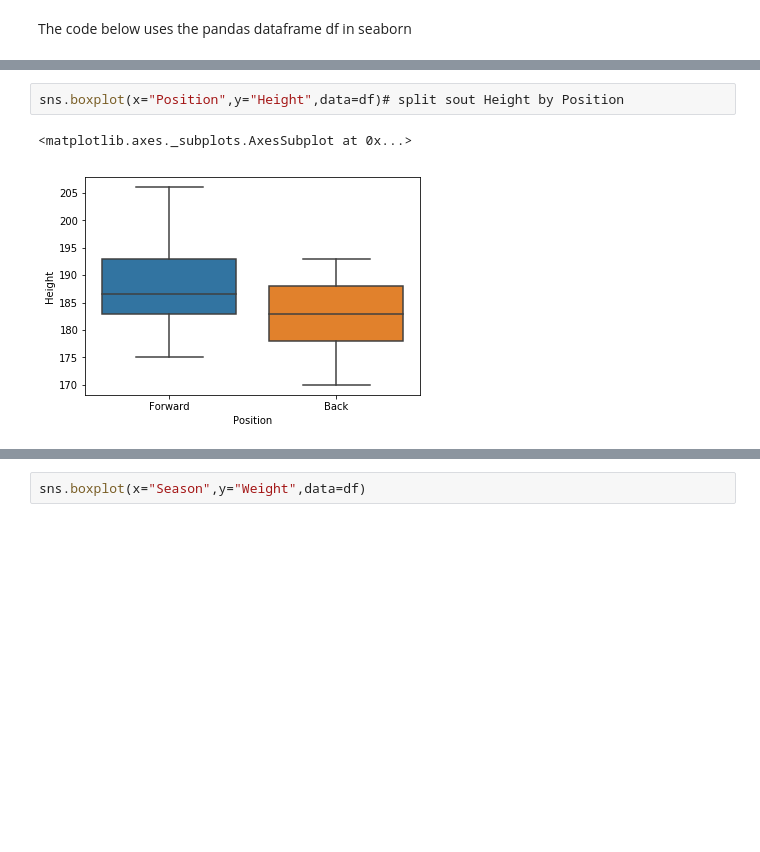
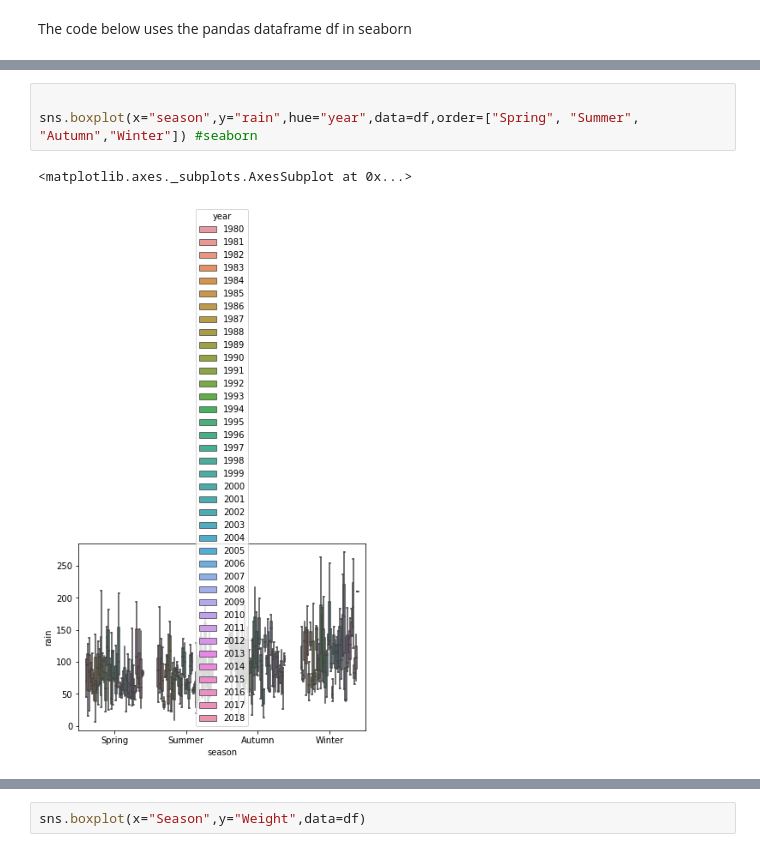
Before and after one commit to JohnONeillGMIT/BoxPlot, a Jupyter notebook: Boxplot Project.ipynb, the cells around one changed output, grey strips where cells are left out. Saved outputs shown, nothing was run; the diff lists cells and outputs as text; blank space fills up the shorter version.

```diff
--- a/Boxplot Project.ipynb
+++ b/Boxplot Project.ipynb
@@ -215,5 +212,6 @@ sns.boxplot(x="Season",y="Height",data=df) #seaborn boxplot calling on one varia
-# %%
-sns.boxplot(x="Position",y="Height",data=df)# split sout Height by Position
-# %% [output]
-<matplotlib.axes._subplots.AxesSubplot at 0x...>
-[figure, removed]
+# %%
+
+sns.boxplot(x="season",y="rain",hue="year",data=df,order=["Spring", "Summer", "Autumn","Winter"]) #seaborn
+# %% [output]
+<matplotlib.axes._subplots.AxesSubplot at 0x...>
+[figure, added]
```
Also changed, not shown: parts of 13 cells of this notebook.
